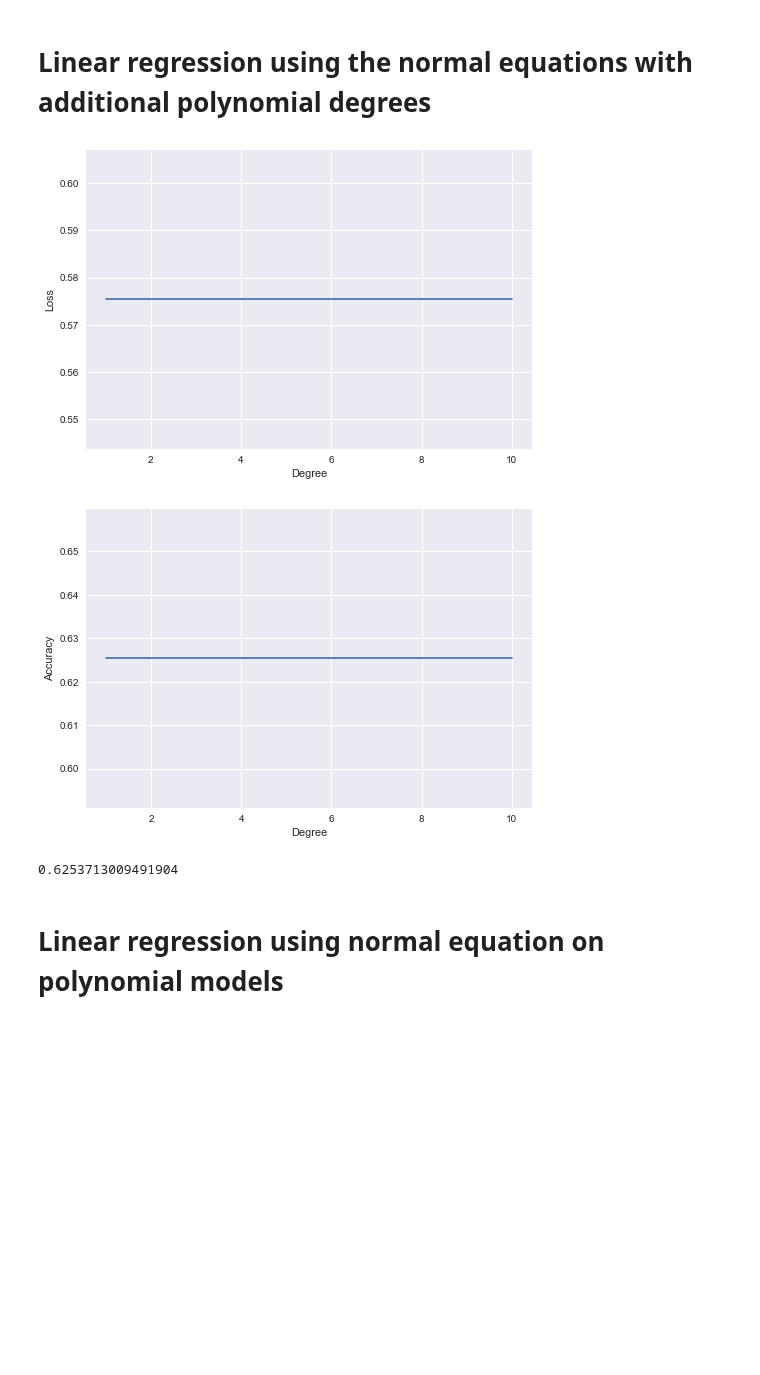
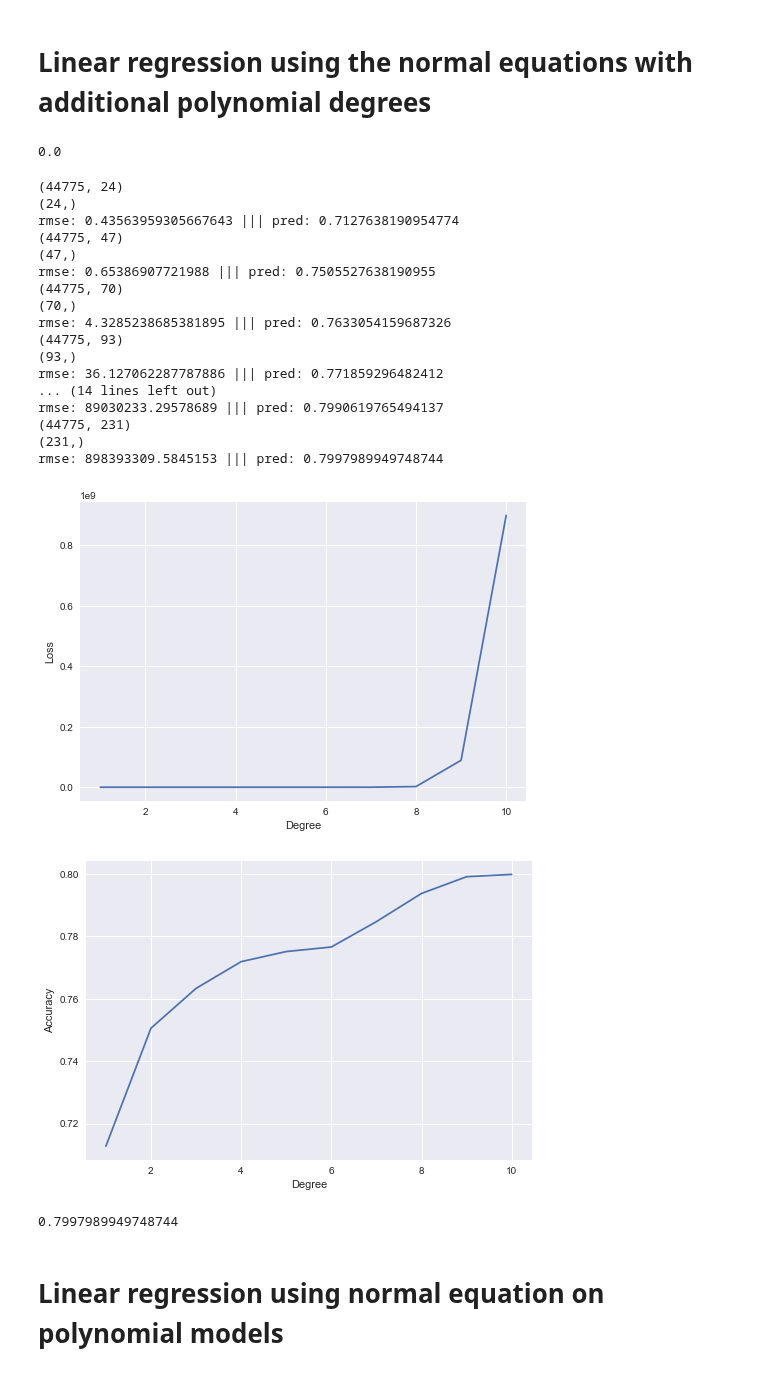
Before and after one commit to hhschede/machine_learning, a Jupyter notebook: project_1/main.ipynb, the cells around one changed output. Drawn from its saved outputs; the diff is of its cells as text; code cells hidden in the pictures; blank space fills up the shorter version.

```diff
--- a/project_1/main.ipynb
+++ b/project_1/main.ipynb
@@ -118,33 +126,65 @@ pred_accuracy(pred_y,y_test)
 # %% [markdown]
 Linear regression using the normal equations with additional polynomial degrees
 ===
+# %%
+test = np.zeros(10)
+test.shape
+test[1]
+# %% [output]
+0.0
 # %%
 degrees = [1, 2, 3, 4, 5, 6, 7, 8, 9, 10]
-rmse = []
-pred = []
+rmse = np.zeros(len(degrees))
+pred = np.zeros(len(degrees))
+
 
 for ind, degree in enumerate(degrees):
-    w = polynomial_regression(y_train, X_train, degree)
-    rmse.append(np.sqrt(2 * compute_loss(y_test, X_test, w)))
-    pred_y = predict_labels(w, X_test)
-    pred.append(pred_accuracy(pred_y,y_test))
+    #train the model
+    X_test_poly = build_poly(X_test,degree)
+    X_train_poly = build_poly(X_train,degree)
+    w = polynomial_regression(y_train, X_train_poly, degree)
+
+    #test the model
+    rmse[ind] = (np.sqrt(2 * compute_loss(y_test, X_test_poly, w)))
+    pred_y = predict_labels(w, X_test_poly)
+    pred[ind] = (pred_accuracy(pred_y,y_test))
+
+    # print the update
+    print("degree: {d} | rmse: {a} | pred: {b}".format(d = degree, a = rmse[ind], b = pred[ind]))
 
 plt.style.use('seaborn')
 plt.plot(degrees,rmse)
 plt.xlabel('Degree')
 plt.ylabel('Loss')
 plt.show()
 
 plt.style.use('seaborn')
 plt.plot(degrees,pred)
 plt.xlabel('Degree')
 plt.ylabel('Accuracy')
 plt.show()
 
 print(np.max(pred))
 # %% [output]
+(44775, 24)
+(24,)
+rmse: 0.43563959305667643 ||| pred: 0.7127638190954774
+(44775, 47)
+(47,)
+rmse: 0.65386907721988 ||| pred: 0.7505527638190955
+(44775, 70)
+(70,)
+rmse: 4.3285238685381895 ||| pred: 0.7633054159687326
+(44775, 93)
+(93,)
+rmse: 36.127062287787886 ||| pred: 0.771859296482412
+... (14 lines left out)
+rmse: 89030233.29578689 ||| pred: 0.7990619765494137
+(44775, 231)
+(231,)
+rmse: 898393309.5845153 ||| pred: 0.7997989949748744
-[figure, old version]
+[figure, new version]
-[figure, old version]
+[figure, new version]
-0.6253713009491904
+0.7997989949748744
 # %% [markdown]
 # Linear regression using normal equation on polynomial models
```
Also changed, not shown: parts of 4 cells of this notebook, 1 other file.
